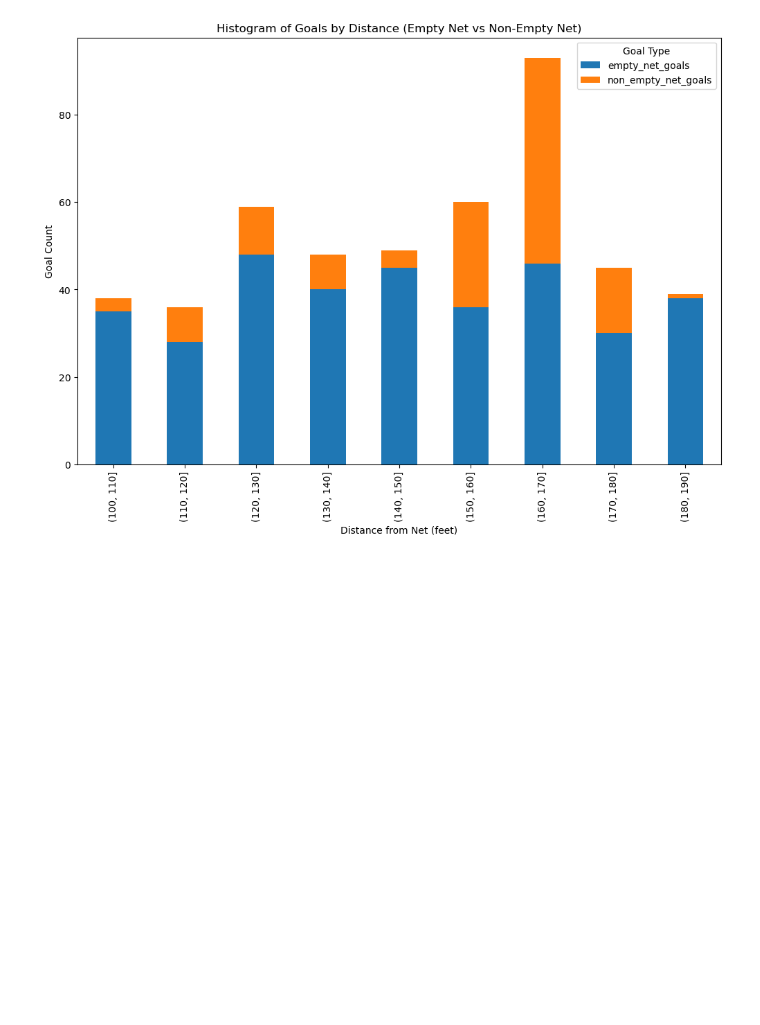
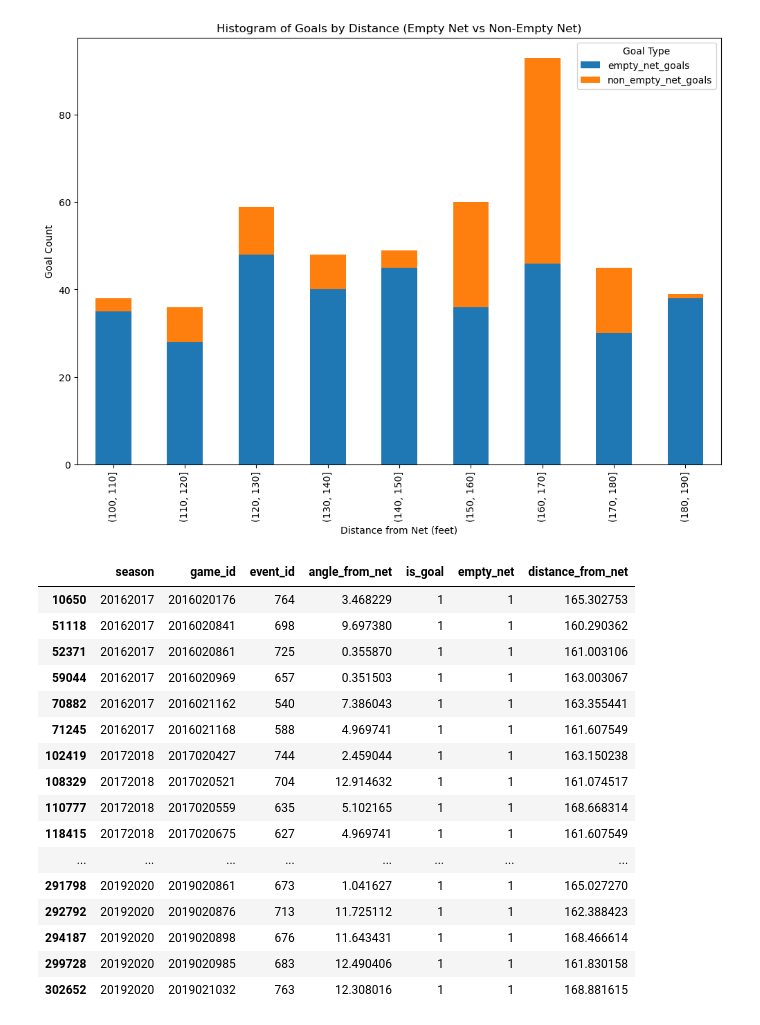
Before and after one commit to WilliamChidiac/NHL-goal-prediction, a Jupyter notebook: notebooks/feature_eng_1_figures.ipynb, the cells around one changed output. Cells and saved outputs as stored; diff of their text form; code cells hidden in the pictures; blank space fills up the shorter version.

Commit message:
[q2.3] filtering df to find events with incorrect features

```diff
--- a/notebooks/feature_eng_1_figures.ipynb
+++ b/notebooks/feature_eng_1_figures.ipynb
@@ -155,3 +171,23 @@ plt.legend(title='Goal Type')
 plt.show()
 # %% [output]
 [figure]
+# %%
+df[(df["distance_from_net"] > 160) & (df["distance_from_net"] < 170) & (df["is_goal"] == 1) & (df["empty_net"] == 1)]
+# %% [output]
+|  | season | game_id | event_id | angle_from_net | is_goal | empty_net | distance_from_net |
+| 10650 | 20162017 | 2016020176 | 764 | 3.468229 | 1 | 1 | 165.302753 |
+| 51118 | 20162017 | 2016020841 | 698 | 9.697380 | 1 | 1 | 160.290362 |
+| 52371 | 20162017 | 2016020861 | 725 | 0.355870 | 1 | 1 | 161.003106 |
+| 59044 | 20162017 | 2016020969 | 657 | 0.351503 | 1 | 1 | 163.003067 |
+| 70882 | 20162017 | 2016021162 | 540 | 7.386043 | 1 | 1 | 163.355441 |
+| 71245 | 20162017 | 2016021168 | 588 | 4.969741 | 1 | 1 | 161.607549 |
+| 102419 | 20172018 | 2017020427 | 744 | 2.459044 | 1 | 1 | 163.150238 |
+| 108329 | 20172018 | 2017020521 | 704 | 12.914632 | 1 | 1 | 161.074517 |
+| 110777 | 20172018 | 2017020559 | 635 | 5.102165 | 1 | 1 | 168.668314 |
+| 118415 | 20172018 | 2017020675 | 627 | 4.969741 | 1 | 1 | 161.607549 |
+| ... | ... | ... | ... | ... | ... | ... | ... |
+| 291798 | 20192020 | 2019020861 | 673 | 1.041627 | 1 | 1 | 165.027270 |
+| 292792 | 20192020 | 2019020876 | 713 | 11.725112 | 1 | 1 | 162.388423 |
+| 294187 | 20192020 | 2019020898 | 676 | 11.643431 | 1 | 1 | 168.466614 |
+| 299728 | 20192020 | 2019020985 | 683 | 12.490406 | 1 | 1 | 161.830158 |
+| 302652 | 20192020 | 2019021032 | 763 | 12.308016 | 1 | 1 | 168.881615 |
```
Also changed, not shown: parts of 1 cell of this notebook.
